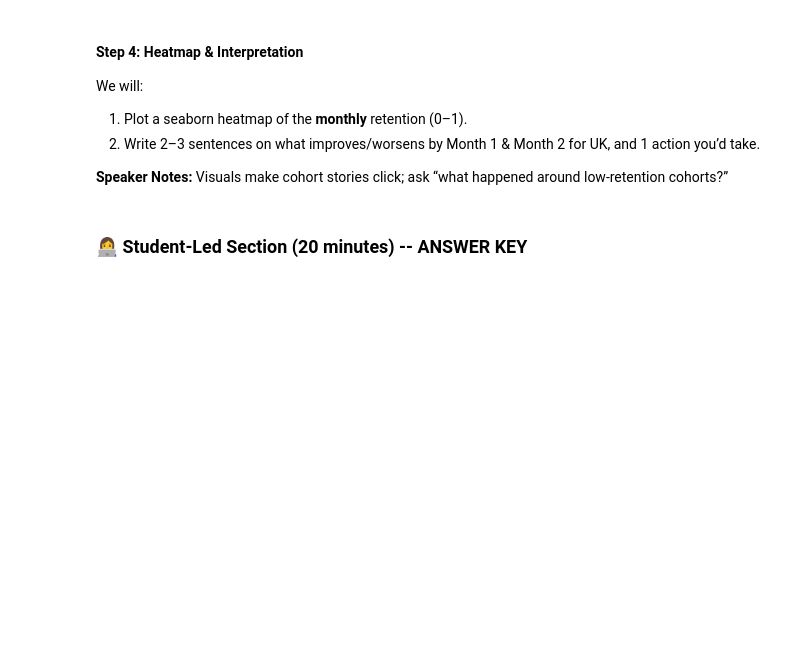
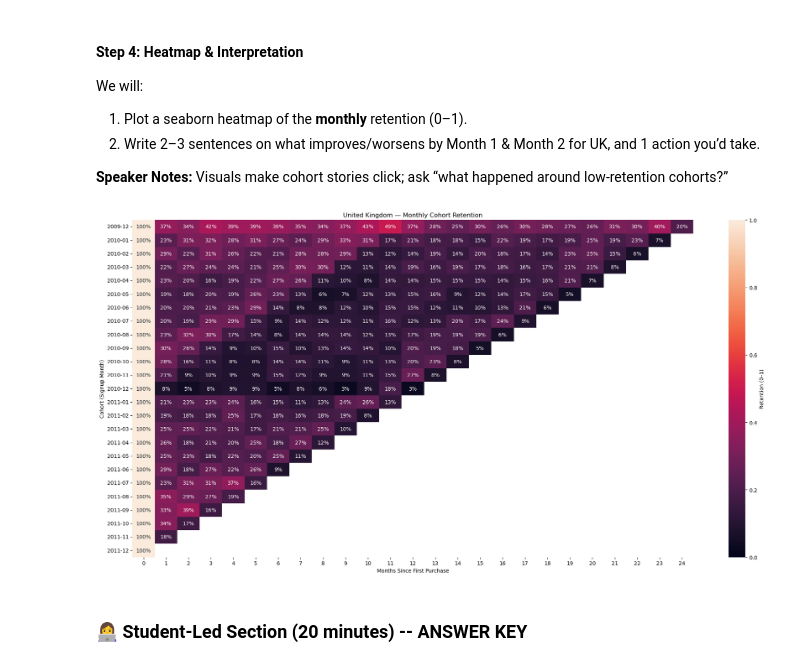
Before and after one commit to ro-the-creator/DA2025_Lectures, a Jupyter notebook: Mod5/DataChallenges/notebooks/Mod5L5_DC5_STUDENT.ipynb, the cells around one changed output. Saved outputs shown, nothing was run; the diff lists cells and outputs as text; code cells hidden in the pictures; blank space fills up the shorter version.

```diff
--- a/Mod5/DataChallenges/notebooks/Mod5L5_DC5_STUDENT.ipynb
+++ b/Mod5/DataChallenges/notebooks/Mod5L5_DC5_STUDENT.ipynb
@@ -37,7 +49,7 @@ import seaborn as sns
 import matplotlib.pyplot as plt
 # %%
 # Path to your downloaded Excel file
-DATA_PATH = None
+DATA_PATH = '/Users/Marcy_Student/Desktop/Marcy-Modules/marcy-git/DA2025_Lectures/Mod5/DataChallenges/data/online_retail_II.xlsx'
 
 # 1) Read both sheets and concatenate
 sheets = ["Year 2009-2010", "Year 2010-2011"]
@@ -45,11 +57,11 @@ df_list = [pd.read_excel(DATA_PATH, sheet_name=s, engine="openpyxl") for s in sh
 df = pd.concat(df_list, ignore_index=True)
 
 # 2) Change InvoiceDate to datetime
-df["InvoiceDate"] = None
+df["InvoiceDate"] = pd.to_datetime(df['InvoiceDate'])
 
 # 4) Drop missing CustomerID and standardize types
 df = df.dropna(subset=["Customer ID"]).copy()
-df["Customer ID"] = None
+df["Customer ID"] = df['Customer ID'].astype(int)
 
 # 5) Activity date (alias for clarity)
 df["activity_date"] = df["InvoiceDate"]
@@ -67,15 +86,16 @@ We will:
 **Speaker Notes:** Cohorts are anchored by **first activity**; “Month 0” is the signup month; “Month 1” is the following month, etc.
 # %%
 # 1) Country filter
-df_uk = df[None].copy()
+uk_filter = df['Country'] == 'United Kingdom'
+df_uk = df[uk_filter].copy()
 
 # 2) First activity month (cohort anchor) per customer
-df_uk["cohort_month"] = None
+df_uk["cohort_month"] = df_uk.groupby(df_uk['Customer ID'])['activity_date'].transform('min').dt.to_period('M')
 
 # 3) Activity month per row
-df_uk["activity_month"] = None
+df_uk["activity_month"] = df_uk['activity_date'].dt.to_period('M')
 
 # 4) Months since cohort start
-df_uk["month_number"] = None
+df_uk["month_number"] = (df_uk['activity_month'] - df_uk['cohort_month']).apply(lambda x: x.n)
 
 df_uk[["Customer ID","activity_date","cohort_month","activity_month","month_number"]].head()
@@ -95,7 +122,7 @@ We will:
 cohort_counts_m = df_uk.groupby(["cohort_month","month_number"])["Customer ID"].nunique().reset_index()
 
 # 2) Pivot
-retention_m = None
+retention_m = cohort_counts_m.pivot_table(index='cohort_month', columns='month_number', values='Customer ID')
 
 # 3) Normalize by cohort size (Month 0)
 cohort_size_m = retention_m.iloc[:, 0]
@@ -113,13 +160,15 @@ We will:
 # %%
 # Plot heatmap of monthly retention (0–1)
 mat_m = retention_m_frac.copy().astype(float).sort_index(axis=0).sort_index(axis=1)
-plt.figure(figsize=(10, 5))
+plt.figure(figsize=(20, 10))
 ax = sns.heatmap(mat_m, annot=True, fmt=".0%", cbar_kws={"label": "Retention (0–1)"}, vmin=0, vmax=1)
 ax.set_title("United Kingdom — Monthly Cohort Retention")
 ax.set_xlabel("Months Since First Purchase")
 ax.set_ylabel("Cohort (Signup Month)")
 plt.tight_layout()
 plt.show()
+# %% [output]
+[figure, added]
 # %% [markdown]
 ### 👩‍💻 Student-Led Section (20 minutes) -- ANSWER KEY
 # %% [markdown]
```
Also changed, not shown: parts of 7 cells of this notebook, 4 other files.
